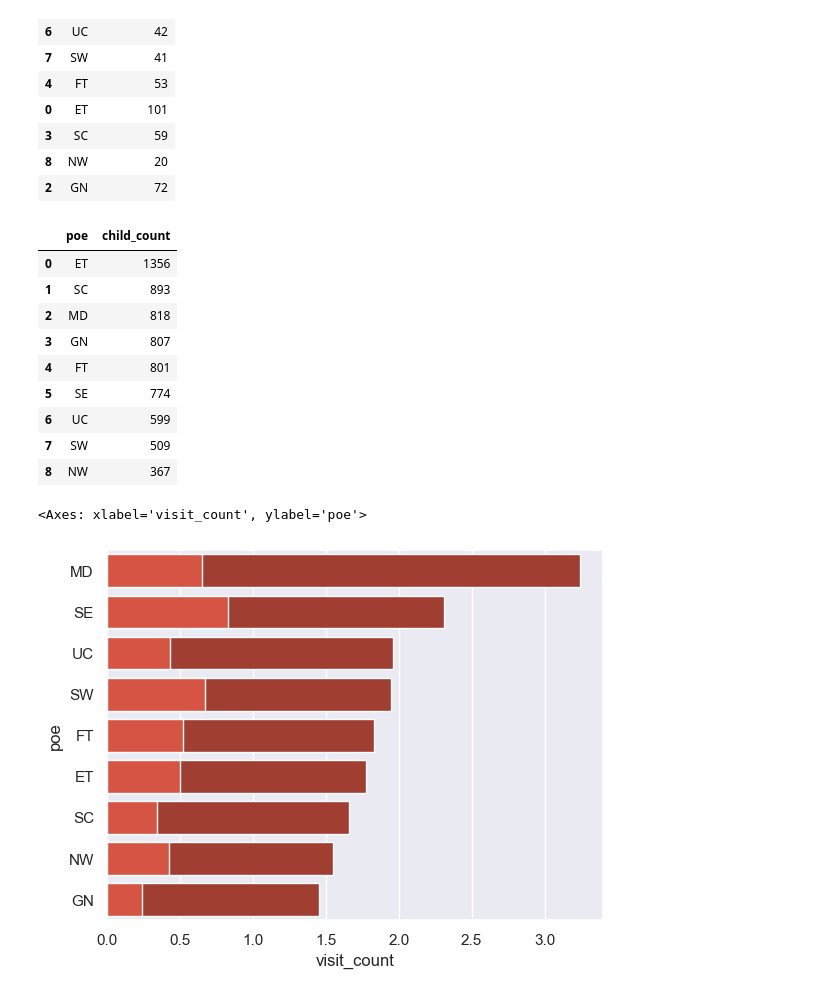
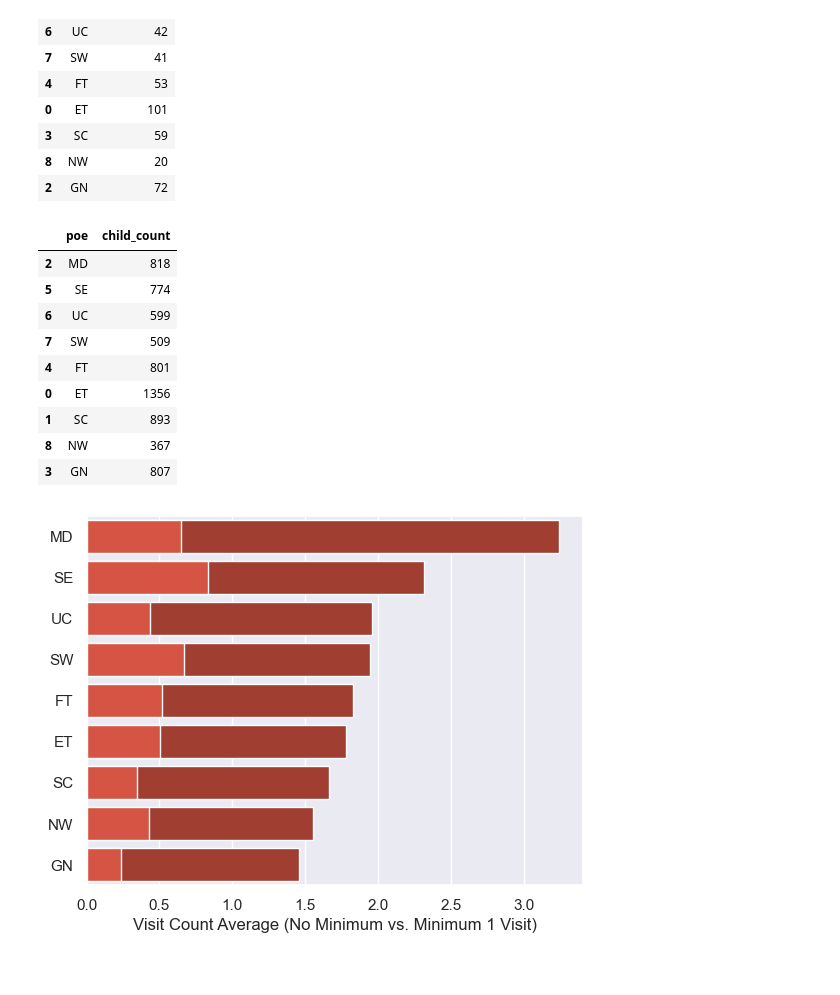
Before and after one commit to NSS-Data-Analytics-Cohort-8/teis_da8_1-dadboddenims, a Jupyter notebook: notebooks/partner_project_2_questions.ipynb, the cells around one changed output. Drawn from its saved outputs; the diff is of its cells as text; code cells hidden in the pictures.

```diff
--- a/notebooks/partner_project_2_questions.ipynb
+++ b/notebooks/partner_project_2_questions.ipynb
@@ -423,23 +425,26 @@ user_poe_2
 # %%
 child_poe_2 = child_poe.value_counts('poe').reset_index()
 # %%
-child_poe_2.reindex([2,5,6,7,4,0,1,8,3])
+child_poe_2 = child_poe_2.reindex([2,5,6,7,4,0,1,8,3])
 child_poe_2 = child_poe_2.rename(columns = {0:'child_count'})
 child_poe_2
 # %% [output]
 |  | poe | child_count |
-| 0 | ET | 1356 |
-| 1 | SC | 893 |
 | 2 | MD | 818 |
-| 3 | GN | 807 |
-| 4 | FT | 801 |
 | 5 | SE | 774 |
 | 6 | UC | 599 |
 | 7 | SW | 509 |
+| 4 | FT | 801 |
+| 0 | ET | 1356 |
+| 1 | SC | 893 |
 | 8 | NW | 367 |
+| 3 | GN | 807 |
 # %%
-sns.barplot(iv_min_1_graph, orient='h', y='poe', x='visit_count', palette=colors2)
-sns.barplot(iv_graph, orient='h', y='poe', x='visit_count', palette=colors3, order = iv_graph['poe'])
+ax=sns.barplot(iv_min_1_graph, orient='h', y='poe', x='visit_count', palette=colors2)
+ax=sns.barplot(iv_graph, orient='h', y='poe', x='visit_count', palette=colors3, order = iv_graph['poe'])
+
+ax.set(ylabel='',xlabel='Visit Count Average (No Minimum vs. Minimum 1 Visit)')
+
+plt.show()
 # %% [output]
-<Axes: xlabel='visit_count', ylabel='poe'>
-[figure, old version]
+[figure, new version]
```
Also changed, not shown: parts of 3 cells of this notebook.
